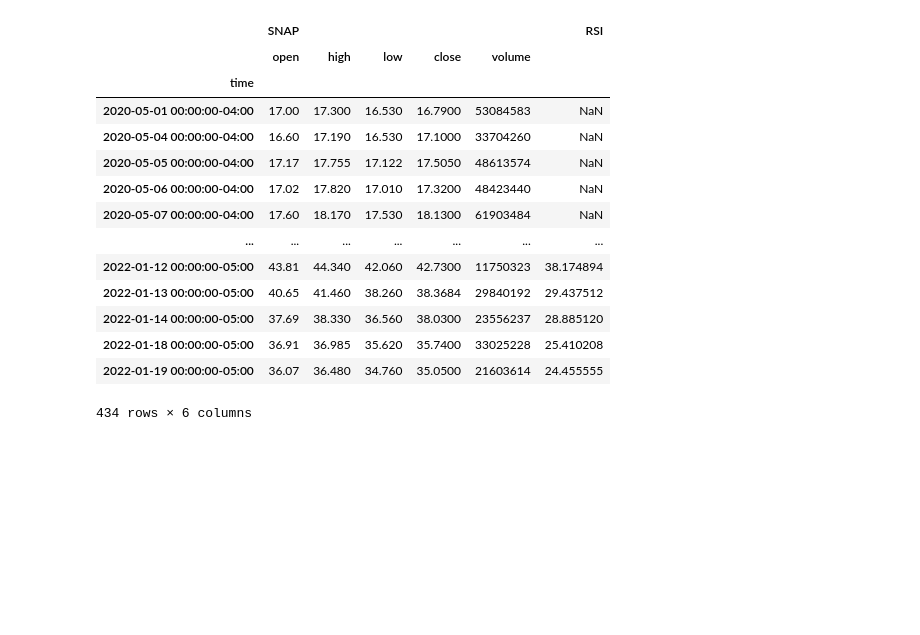
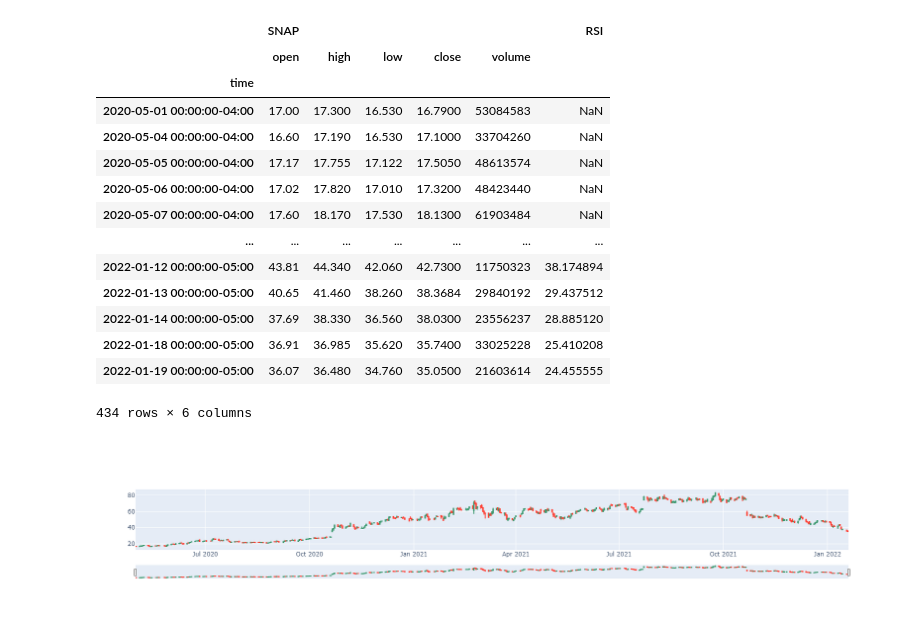
Before and after one commit to John-Gee3/Stock-Dashboard-Viewer, a Jupyter notebook: Stock RSI Bollinger Band dashboard.ipynb, the cells around one changed output. Saved outputs shown, nothing was run; the diff lists cells and outputs as text; code cells hidden in the pictures; blank space fills up the shorter version.

Commit message:
added candlestick chart for price vs time

```diff
--- a/Stock RSI Bollinger Band dashboard.ipynb
+++ b/Stock RSI Bollinger Band dashboard.ipynb
@@ -247,3 +247,15 @@ df_ticker
 | 2022-01-18 00:00:00-05:00 | 36.91 | 36.985 | 35.620 | 35.7400 | 33025228 | 25.410208 |
 | 2022-01-19 00:00:00-05:00 | 36.07 | 36.480 | 34.760 | 35.0500 | 21603614 | 24.455555 |
 434 rows × 6 columns
+# %%
+import plotly.graph_objects as go
+
+fig = go.Figure(data=[go.Candlestick(x=df_ticker.index,
+                open=df_ticker.SNAP.open,
+                high=df_ticker.SNAP.high,
+                low=df_ticker.SNAP.low,
+                close=df_ticker.SNAP.close)])
+
+fig.show()
+# %% [output]
+[figure, added]
```
Also changed, not shown: parts of 1 cell of this notebook.
